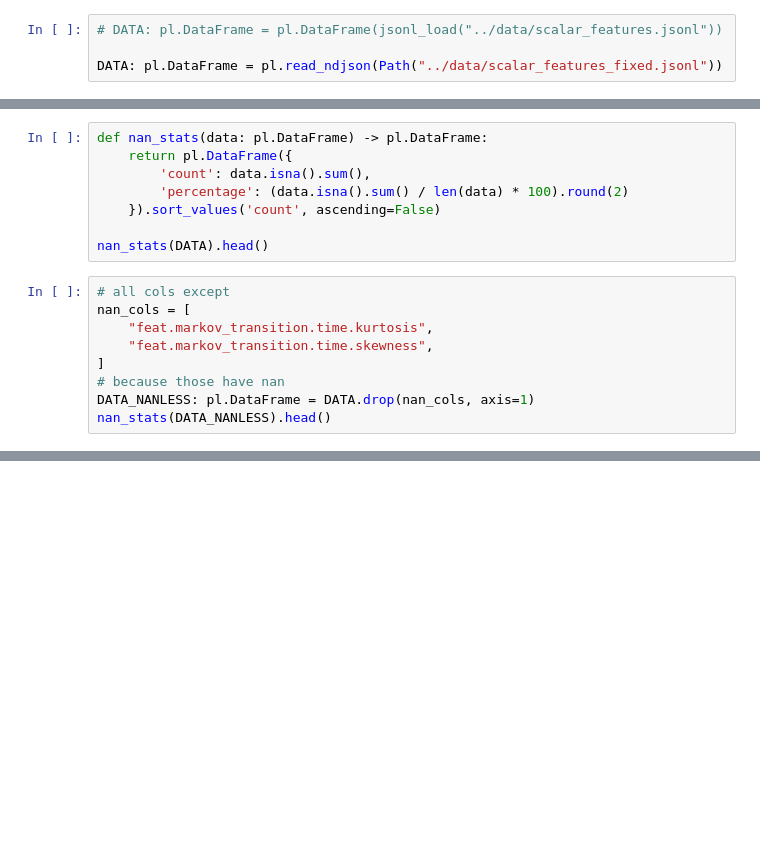
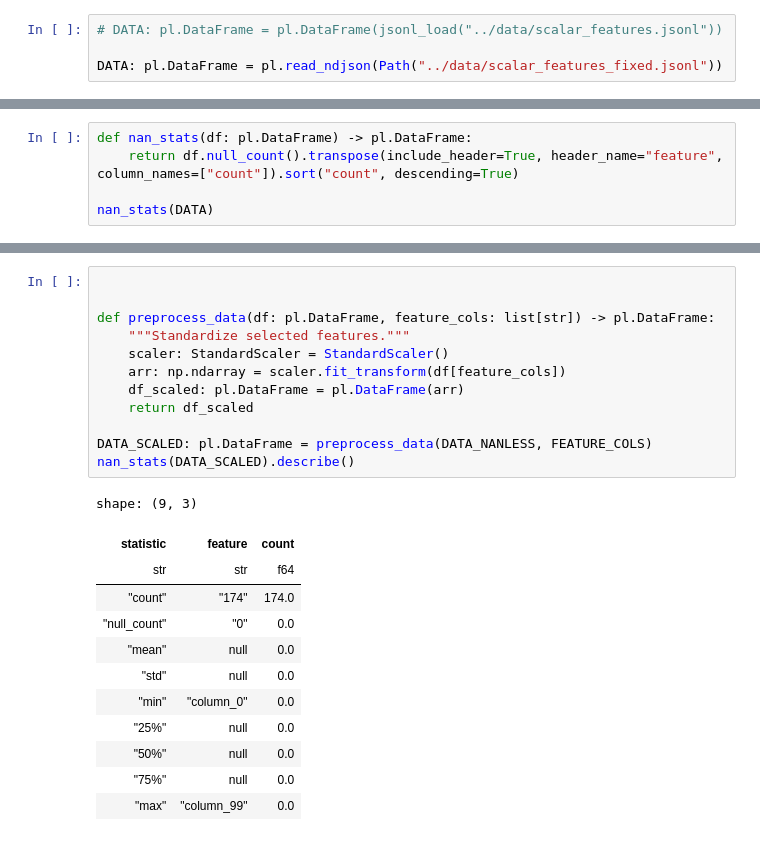
Before and after one commit to mivanit/attention-motifs, a Jupyter notebook: notebooks/feature_analysis.ipynb, the cells around one changed output, grey strips where cells are left out. Cells and saved outputs as stored; diff of their text form; blank space fills up the shorter version.

Commit message:
filter null and zero-variance data

```diff
--- a/notebooks/feature_analysis.ipynb
+++ b/notebooks/feature_analysis.ipynb
@@ -33,17 +57,5 @@ DATA.describe()
-# %%
-def nan_stats(data: pl.DataFrame) -> pl.DataFrame:
-    return pl.DataFrame({
-        'count': data.isna().sum(),
-        'percentage': (data.isna().sum() / len(data) * 100).round(2)
-    }).sort_values('count', ascending=False)
-
-nan_stats(DATA).head()
-# %%
-# all cols except
-nan_cols = [
-	"feat.markov_transition.time.kurtosis",
-	"feat.markov_transition.time.skewness",
-]
-# because those have nan
-DATA_NANLESS: pl.DataFrame = DATA.drop(nan_cols, axis=1)
-nan_stats(DATA_NANLESS).head()
+# %%
+def nan_stats(df: pl.DataFrame) -> pl.DataFrame:
+    return df.null_count().transpose(include_header=True, header_name="feature", column_names=["count"]).sort("count", descending=True)
+
+nan_stats(DATA)
@@ -148,0 +184,25 @@ main_example(DATA_NANLESS)
+# %%
+
+
+def preprocess_data(df: pl.DataFrame, feature_cols: list[str]) -> pl.DataFrame:
+    """Standardize selected features."""
+    scaler: StandardScaler = StandardScaler()
+    arr: np.ndarray = scaler.fit_transform(df[feature_cols])
+    df_scaled: pl.DataFrame = pl.DataFrame(arr)
+    return df_scaled
+
+DATA_SCALED: pl.DataFrame = preprocess_data(DATA_NANLESS, FEATURE_COLS)
+nan_stats(DATA_SCALED).describe()
+# %% [output]
+shape: (9, 3)
+| statistic | feature | count |
+| str | str | f64 |
+| "count" | "174" | 174.0 |
+| "null_count" | "0" | 0.0 |
+| "mean" | null | 0.0 |
+| "std" | null | 0.0 |
+| "min" | "column_0" | 0.0 |
+| "25%" | null | 0.0 |
+| "50%" | null | 0.0 |
+| "75%" | null | 0.0 |
+| "max" | "column_99" | 0.0 |
```
Also changed, not shown: parts of 8 cells of this notebook.
